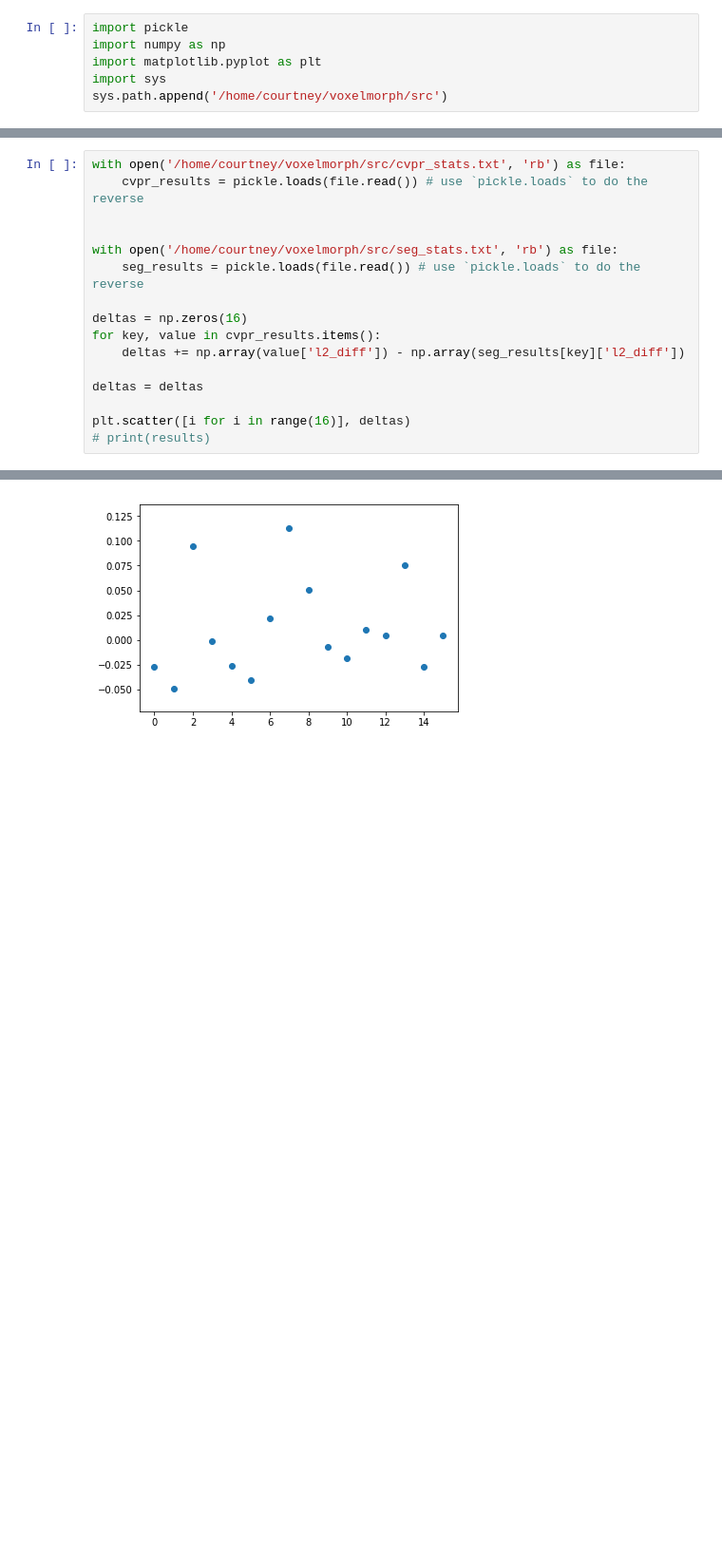
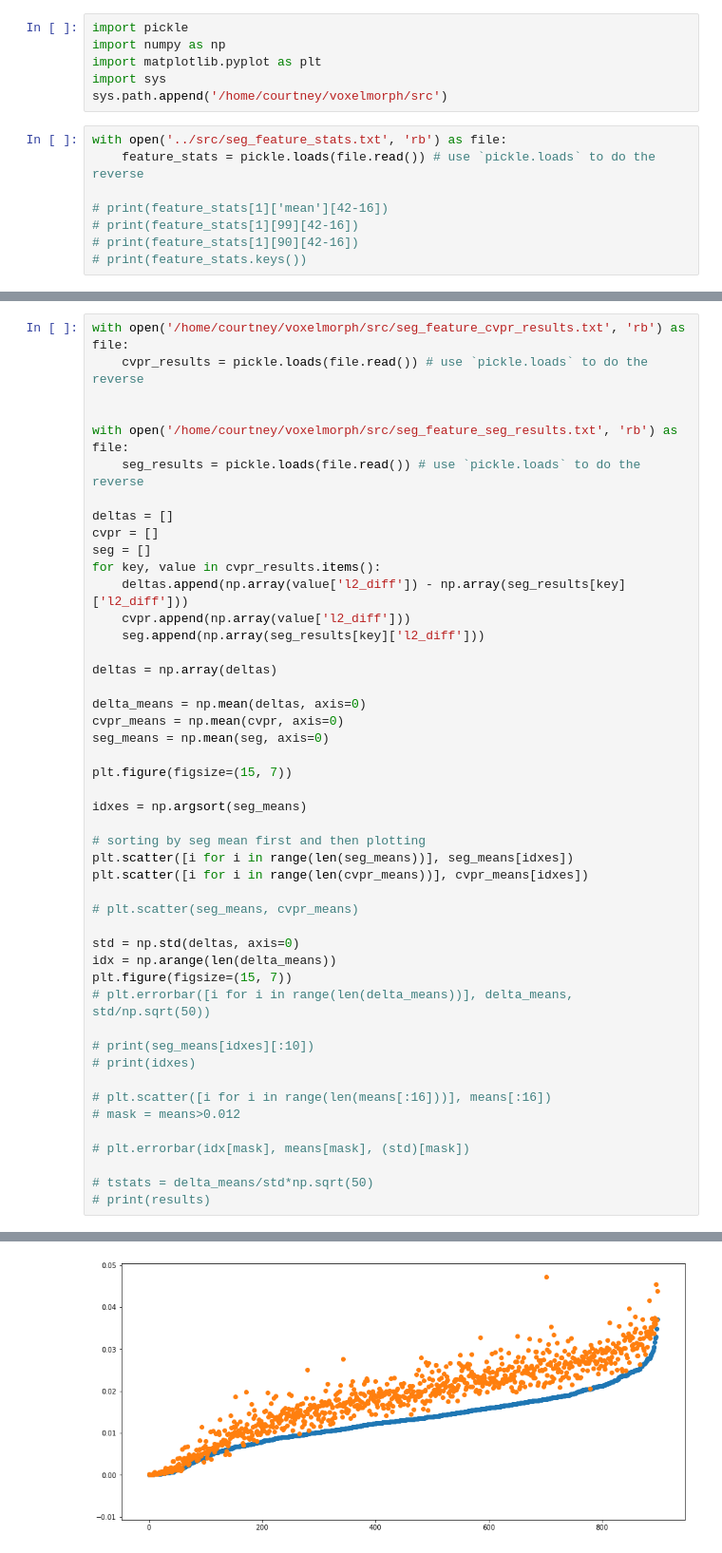
Before and after one commit to ckguo/voxelmorph, a Jupyter notebook: notebooks/seg_feature_stats.ipynb, the cells around one changed output, grey strips where cells are left out. Shown: that part at 95% size. Cells and saved outputs as stored; diff of their text form; blank space fills up the shorter version.

```diff
--- a/notebooks/seg_feature_stats.ipynb
+++ b/notebooks/seg_feature_stats.ipynb
@@ -8,3 +8,11 @@ import numpy as np
 import matplotlib.pyplot as plt
 import sys
 sys.path.append('/home/courtney/voxelmorph/src')
+# %%
+with open('../src/seg_feature_stats.txt', 'rb') as file:
+    feature_stats = pickle.loads(file.read()) # use `pickle.loads` to do the reverse
+
+# print(feature_stats[1]['mean'][42-16])
+# print(feature_stats[1][99][42-16])
+# print(feature_stats[1][90][42-16])
+# print(feature_stats.keys())
@@ -11,17 +21,48 @@ sys.path.append('/home/courtney/voxelmorph/src')
 # %%
-with open('/home/courtney/voxelmorph/src/cvpr_stats.txt', 'rb') as file:
+with open('/home/courtney/voxelmorph/src/seg_feature_cvpr_results.txt', 'rb') as file:
     cvpr_results = pickle.loads(file.read()) # use `pickle.loads` to do the reverse
 
 
-with open('/home/courtney/voxelmorph/src/seg_stats.txt', 'rb') as file:
+with open('/home/courtney/voxelmorph/src/seg_feature_seg_results.txt', 'rb') as file:
     seg_results = pickle.loads(file.read()) # use `pickle.loads` to do the reverse
 
-deltas = np.zeros(16)
+deltas = []
+cvpr = []
+seg = []
 for key, value in cvpr_results.items():
-    deltas += np.array(value['l2_diff']) - np.array(seg_results[key]['l2_diff'])
+    deltas.append(np.array(value['l2_diff']) - np.array(seg_results[key]['l2_diff']))
+    cvpr.append(np.array(value['l2_diff']))
+    seg.append(np.array(seg_results[key]['l2_diff']))
 
-deltas = deltas
+deltas = np.array(deltas)
 
-plt.scatter([i for i in range(16)], deltas)
+delta_means = np.mean(deltas, axis=0)
+cvpr_means = np.mean(cvpr, axis=0)
+seg_means = np.mean(seg, axis=0)
+
+plt.figure(figsize=(15, 7))
+
+idxes = np.argsort(seg_means)
+
+# sorting by seg mean first and then plotting
+plt.scatter([i for i in range(len(seg_means))], seg_means[idxes])
+plt.scatter([i for i in range(len(cvpr_means))], cvpr_means[idxes])
+
+# plt.scatter(seg_means, cvpr_means)
+
+std = np.std(deltas, axis=0)
+idx = np.arange(len(delta_means))
+plt.figure(figsize=(15, 7))
+# plt.errorbar([i for i in range(len(delta_means))], delta_means, std/np.sqrt(50))
+
+# print(seg_means[idxes][:10])
+# print(idxes)
+
+# plt.scatter([i for i in range(len(means[:16]))], means[:16])
+# mask = means>0.012
+
+# plt.errorbar(idx[mask], means[mask], (std)[mask])
+
+# tstats = delta_means/std*np.sqrt(50)
 # print(results)
 # %% [output]
@@ -29 +70 @@ plt.scatter([i for i in range(16)], deltas)
-[figure, old version]
+[figure, new version]
```
Also changed, not shown: parts of 5 cells of this notebook, 9 other files.
